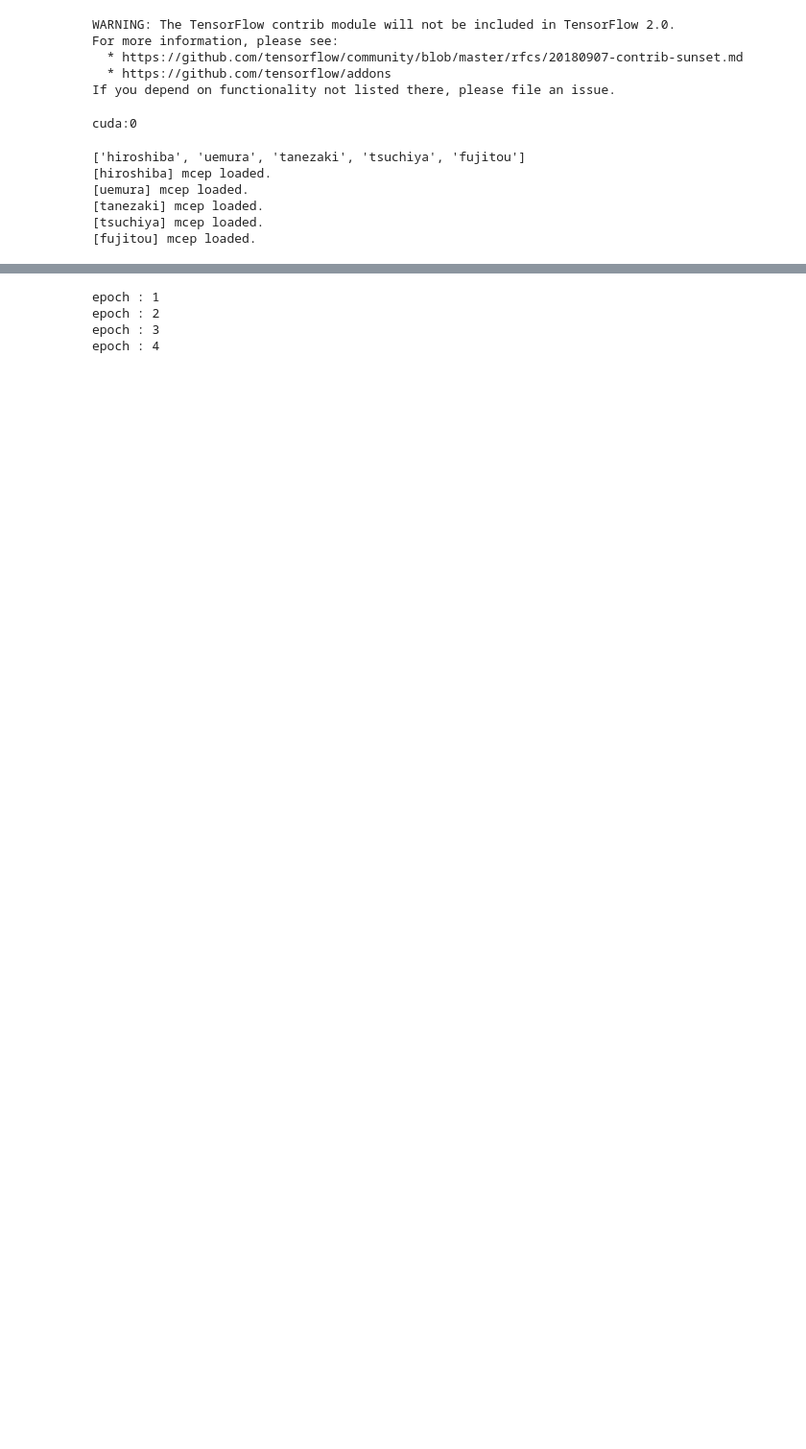
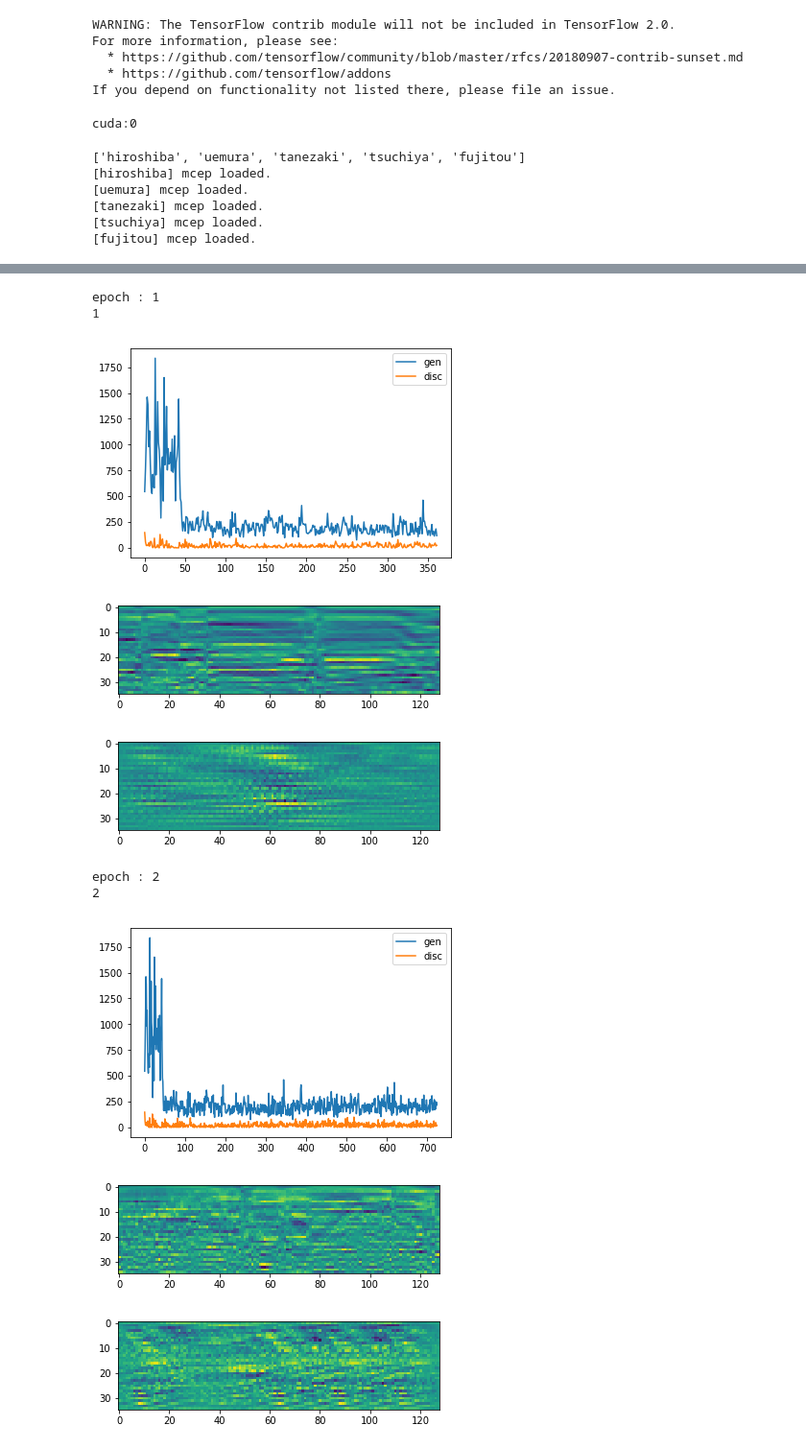
Before and after one commit to ariacat3366/pytorch-StarGAN-VC2-implementation, a Jupyter notebook: test.ipynb, the cells around one changed output, grey strips where cells are left out. Shown: that part at 96% size. Saved outputs shown, nothing was run; the diff lists cells and outputs as text; code cells hidden in the pictures; blank space fills up the shorter version.

```diff
--- a/test.ipynb
+++ b/test.ipynb
@@ -90,3 +91,5 @@ tensor([[0., 0., 1., 0., 0.],
 # %%
-optimizer_gen = torch.optim.Adam(generator.parameters(), lr=hparams.learning_rate_gen, weight_decay=hparams.weight_decay)
-optimizer_disc = torch.optim.Adam(discriminator.parameters(), lr=hparams.learning_rate_disc, weight_decay=hparams.weight_decay)
+optimizer_gen = RAdam(generator.parameters(), lr=hparams.learning_rate_gen,
+                                  weight_decay=hparams.weight_decay,betas=hparams.betas)
+optimizer_disc = RAdam(discriminator.parameters(), lr=hparams.learning_rate_disc,
+                                   weight_decay=hparams.weight_decay,betas=hparams.betas)
@@ -101,7 +139,7 @@ for epoch in range(hparams.num_epochs):
     for i, batch in enumerate(dataloader):
 
         x_batch, y_batch = batch
-        y_t_batch = y_batch[torch.randperm(hparams.batch_size)]
+        y_t_batch = (y_batch + torch.randint(0, hparams.num_classes, y_batch.shape)) % hparams.num_classes
         y_t_batch = y_t_batch.long()
         x_batch, y_batch, y_t_batch = x_batch.to(device), y_batch.to(device), y_t_batch.to(device)
 
@@ -134,39 +172,56 @@ for epoch in range(hparams.num_epochs):
         gen_out_id = generator(x_batch, y_batch, y_batch)
         loss_id = F.l1_loss(gen_out_id, x_batch)
 
-        if epoch < 100:
+        if epoch < 10:
             loss_gen = loss_adv + 10 * loss_cyc + 5 * loss_id
         else:
             loss_gen = loss_adv + 10 * loss_cyc
 
         loss_gen.backward()
         optimizer_gen.step()
         optimizer_gen.zero_grad()
         optimizer_disc.zero_grad()
 
         losses_disc.append(loss_disc.item())
         losses_gen.append(loss_gen.item())
 
-    if (epoch+1)%10==0:
+    if (epoch+1)%1==0:
         print(epoch+1)
         plt.plot(losses_gen, label="gen")
         plt.plot(losses_disc, label="disc")
         plt.legend()
         plt.savefig(os.path.join(log_dir, "loss.png"))
         plt.show()
         img = x_batch[0].cpu().detach().numpy()
         plt.imshow(img[0])
-        plt.savefig(os.path.join(log_dir, "epoch_{}_source.png".format(epoch+1)))
+        plt.savefig(os.path.join(log_dir, "source.png".format(epoch+1)))
         plt.show()
         img = out_gen[0].cpu().detach().numpy()
         plt.imshow(img[0])
-        plt.savefig(os.path.join(log_dir, "epoch_{}_output.png".format(epoch+1)))
+        plt.savefig(os.path.join(log_dir, "output.png".format(epoch+1)))
         plt.show()
 
+    if (epoch+1)%10==0:
         torch.save(generator.state_dict(), os.path.join(log_dir, generator_name))
         torch.save(discriminator.state_dict(), os.path.join(log_dir, discriminator_name))
+
+    if (epoch+1)%10==0:
+        # test generate
+        speakers = ['hiroshiba', 'uemura', 'tanezaki', 'tsuchiya', 'fujitou']
+        for i in range(4):
+            s_label, t_label = random.sample(speakers, 2)
+            if not os.path.exists(os.path.join(log_dir, "epoch_{:04d}".format(epoch+1))):
+                os.makedirs(os.path.join(log_dir, "epoch_{:04d}".format(epoch+1)))
+            save_path = os.path.join(os.path.join(log_dir, "epoch_{:04d}".format(epoch+1)), "{}_to_{}.wav".format(s_label, t_label))
+            dataset.converter.generate(generator, s_label, t_label, save_path)
 # %% [output]
 epoch : 1
-epoch : 2
-epoch : 3
-epoch : 4
+1
+[figure, added]
+[figure, added]
+[figure, added]
+epoch : 2
+2
+[figure, added]
+[figure, added]
+[figure, added]
```
Also changed, not shown: parts of 10 cells of this notebook, 6 other files.
